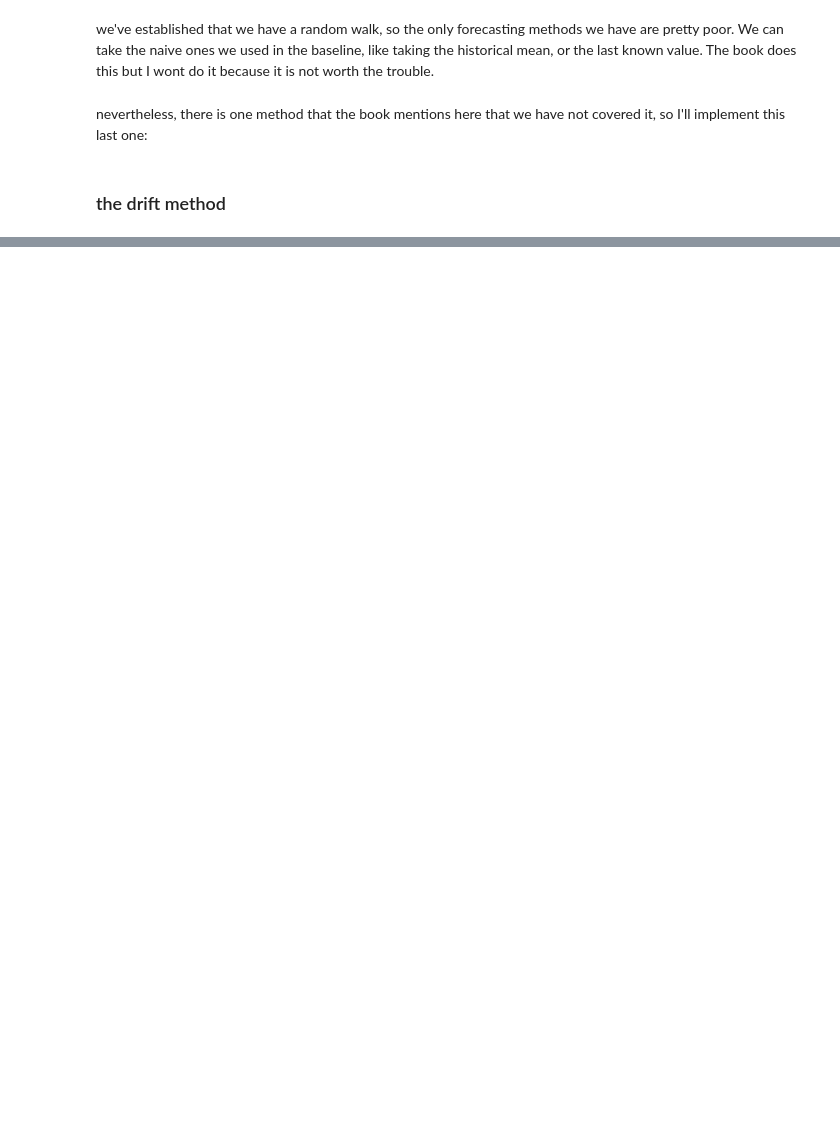
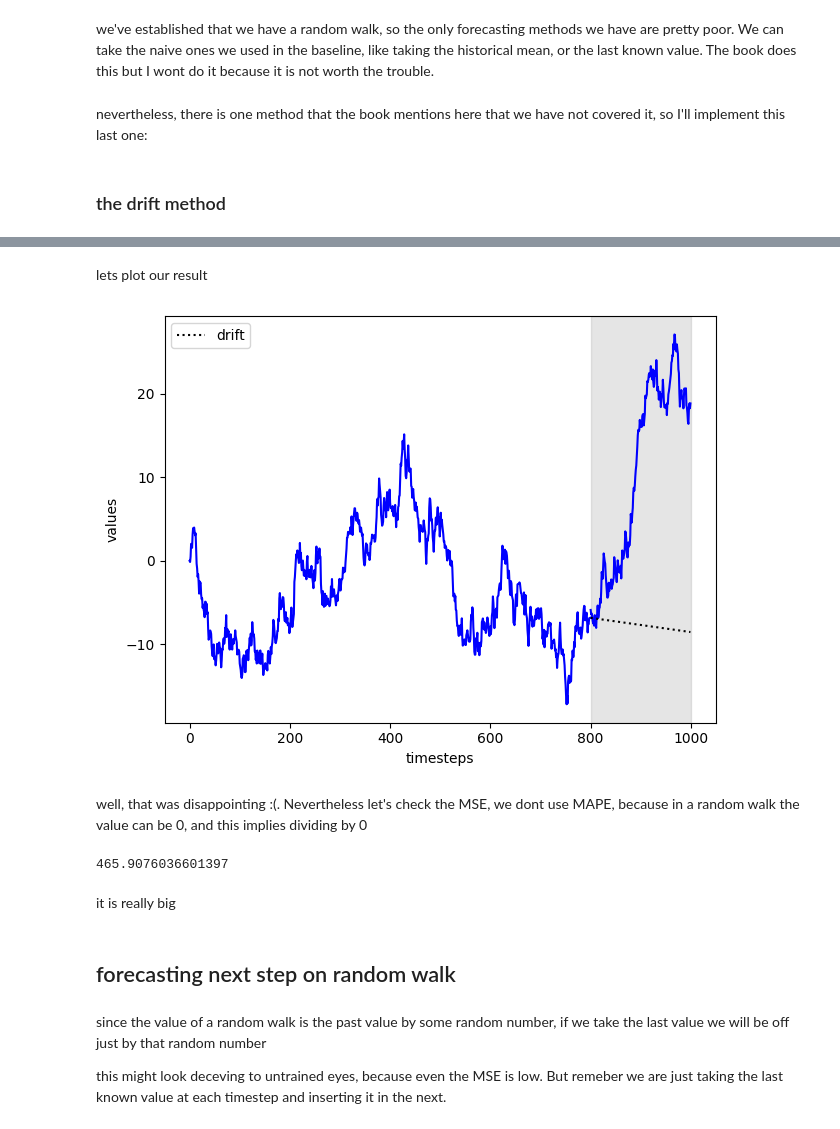
Before and after one commit to bsantanad/time-series, a Jupyter notebook: ch3_random_walk/random_walk.ipynb, the cells around one changed output, grey strips where cells are left out. Drawn from its saved outputs; the diff is of its cells as text; code cells hidden in the pictures; blank space fills up the shorter version.

```diff
--- a/ch3/random_walk.ipynb
+++ b/ch3_random_walk/random_walk.ipynb
@@ -149,0 +159,8 @@ nevertheless, there is one method that the book mentions here that we have not c
+# %%
+# get the slope
+delta_x = 800 - 1
+
+last_value = train.iloc[-1].value
+delta_y = last_value - 0
+# %%
+drift = delta_y / delta_x
@@ -149,0 +173,7 @@ nevertheless, there is one method that the book mentions here that we have not c
+# %%
+# create the list of time steps
+x_vals = np.arange(800, 1000, 1)
+
+pred_drift = drift * x_vals
+# %%
+test.loc[:, 'pred_drift'] = pred_drift
@@ -149,0 +195,36 @@ nevertheless, there is one method that the book mentions here that we have not c
+# %% [markdown]
+lets plot our result
+# %%
+fig, ax = plt.subplots()
+
+ax.plot(train.value, 'b-')
+ax.plot(test.value, 'b-')
+ax.plot(test.pred_drift, 'k:', label = 'drift')
+
+ax.axvspan(800, 1000, color = '#808080', alpha = 0.2)
+
+ax.legend(loc = 2)
+
+ax.set_xlabel('timesteps')
+ax.set_ylabel('values')
+
+plt.tight_layout()
+# %% [output]
+[figure, added]
+# %% [markdown]
+well, that was disappointing :(. Nevertheless let's check the MSE, we dont use MAPE, because in a random walk the value can be 0, and this implies dividing by 0
+# %%
+sklearn.metrics.mean_squared_error(test['value'], test['pred_drift'])
+# %% [output]
+465.9076036601397
+# %% [markdown]
+it is really big
+# %% [markdown]
+## forecasting next step on random walk
+# %% [markdown]
+since the value of a random walk is the past value by some random number, if we
+take the last value we will be off just by that random number
+
+this might look deceving to untrained eyes, because even the MSE is low. But
+remeber we are just taking the last known value at each timestep and inserting
+it in the next.
```
Also changed, not shown: parts of 10 cells of this notebook, 2 other files.
